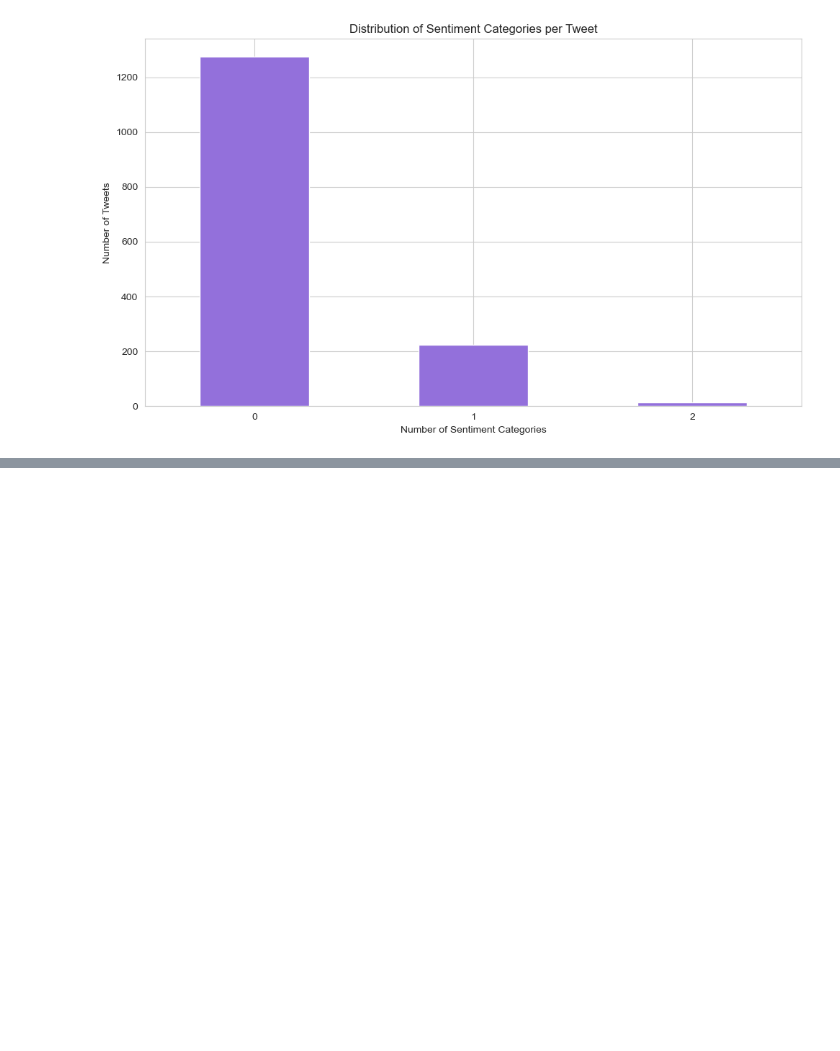
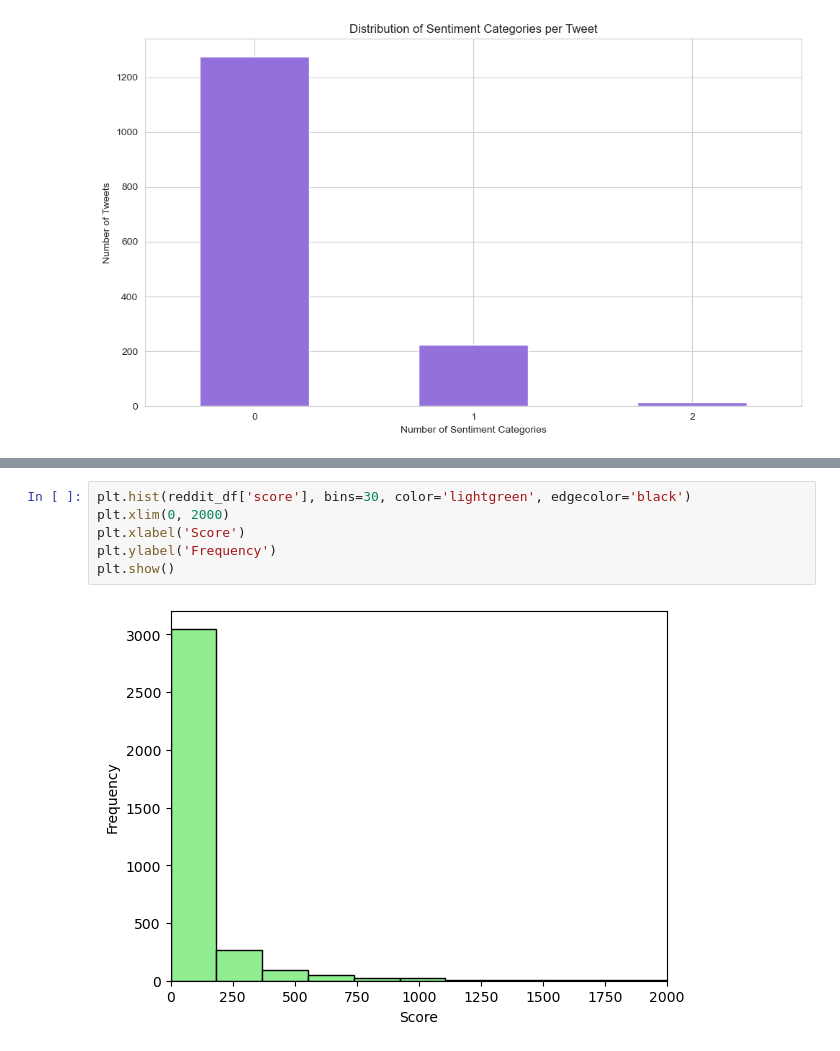
Before and after one commit to ryanjamesyu2/sentiment-performance-connection, a Jupyter notebook: sentiment_data_eda.ipynb, the cells around one changed output, grey strips where cells are left out. Drawn from its saved outputs; the diff is of its cells as text; blank space fills up the shorter version.

```diff
--- a/sentiment_data_eda.ipynb
+++ b/sentiment_data_eda.ipynb
@@ -294,0 +391,8 @@ Jalen Hurts is the best quarterback in Eagles history. And it kills yall inside
+# %%
+plt.hist(reddit_df['score'], bins=30, color='lightgreen', edgecolor='black')
+plt.xlim(0, 2000)
+plt.xlabel('Score')
+plt.ylabel('Frequency')
+plt.show()
+# %% [output]
+[figure, added]
```
Also changed, not shown: parts of 16 cells of this notebook, 1 other file.
